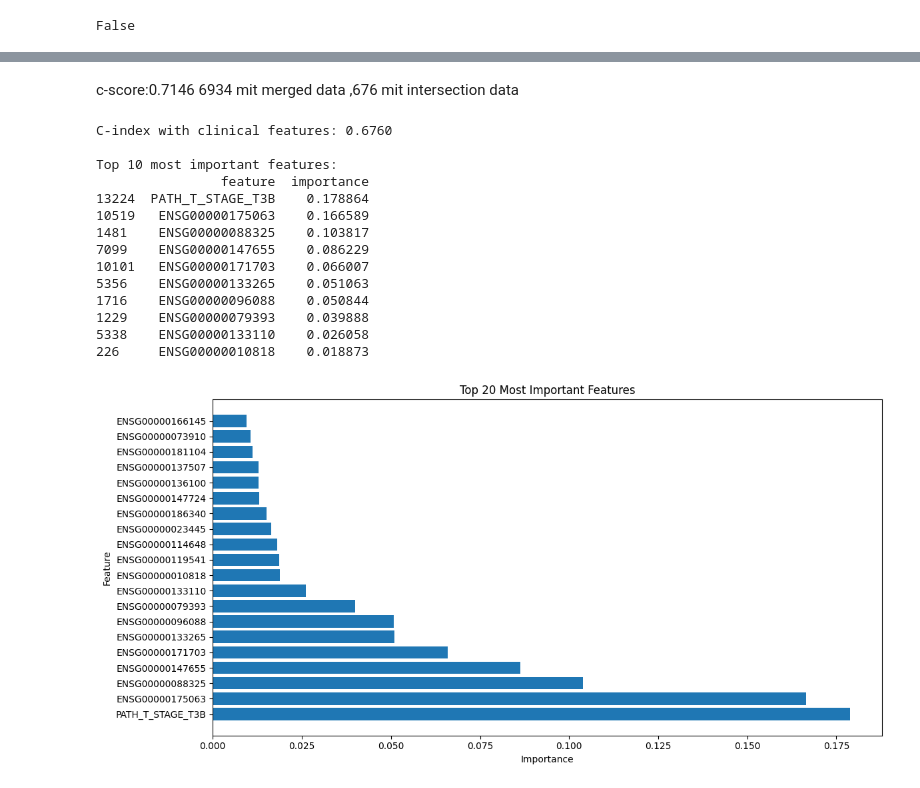
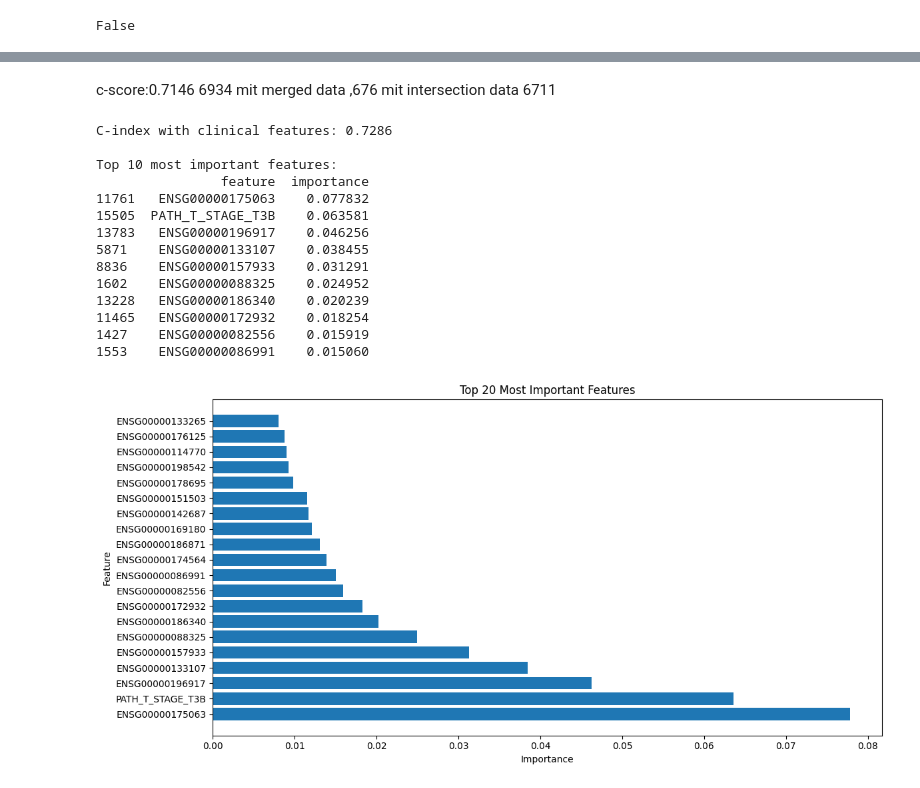
Before and after one commit to JonasSchernich/StatisticalConsulting, a Jupyter notebook: source/jonas_model_1.ipynb, the cells around one changed output, grey strips where cells are left out. Saved outputs shown, nothing was run; the diff lists cells and outputs as text; code cells hidden in the pictures.

Commit message:
- implemented advanced GB model

```diff
--- a/source/jonas_model_1.ipynb
+++ b/source/jonas_model_1.ipynb
@@ -306,6 +336,7 @@ Training GradientBoosting...
 # %% [markdown]
 c-score:0.7146
  6934 mit merged data ,676 mit intersection data
+ 6711
 # %%
 def prepare_clinical_features(pdata):
     """
@@ -368,60 +399,60 @@ def run_boosting_comparison_with_clinical(exprs_data, pdata, survival_data):
     )
 
     # Fit model
-    gb_model.fit(X_train, y_train)
+    model.fit(X_train, y_train)    # Changed from gb_model to model
 
     # Get predictions
-    pred_risk = gb_model.predict(X_test)
+    pred_risk = model.predict(X_test)   # Changed from gb_model to model
     c_index = concordance_index_censored(y_test['status'], y_test['time'], pred_risk)[0]
 
     # Get feature importance
     feature_importance = pd.DataFrame({
         'feature': combined_features.columns,
-        'importance': gb_model.feature_importances_
+        'importance': model.feature_importances_
     }).sort_values('importance', ascending=False)
 
-    return gb_model, c_index, feature_importance
+    return model, c_index, feature_importance
 
 # Run the comparison
-exprs = loader.intersection_data['exprs_intersect.csv']
+exprs = common_genes_data['common_genes_knn_imputed.csv']
 pdata = loader.merged_pdata_imputed['merged_imputed_pData.csv']
 survival_data = loader.merged_pdata_imputed['merged_imputed_pData.csv']
 
 model, c_index, feature_importance = run_boosting_comparison_with_clinical(
     exprs, pdata, survival_data
 )
 
 print(f"\nC-index with clinical features: {c_index:.4f}")
 print("\nTop 10 most important features:")
 print(feature_importance.head(10))
 
 # Optional: Visualize feature importance
 import matplotlib.pyplot as plt
 
 def plot_feature_importance(feature_importance, top_n=20):
     plt.figure(figsize=(12, 6))
     top_features = feature_importance.head(top_n)
     plt.barh(top_features['feature'], top_features['importance'])
     plt.title(f'Top {top_n} Most Important Features')
     plt.xlabel('Importance')
     plt.ylabel('Feature')
     plt.tight_layout()
     plt.show()
 
 plot_feature_importance(feature_importance)
 # %% [output]
-C-index with clinical features: 0.6760
+C-index with clinical features: 0.7286
 
 Top 10 most important features:
                 feature  importance
-13224  PATH_T_STAGE_T3B    0.178864
-10519   ENSG00000175063    0.166589
-1481    ENSG00000088325    0.103817
-7099    ENSG00000147655    0.086229
-10101   ENSG00000171703    0.066007
-5356    ENSG00000133265    0.051063
-1716    ENSG00000096088    0.050844
-1229    ENSG00000079393    0.039888
-5338    ENSG00000133110    0.026058
-226     ENSG00000010818    0.018873
+11761   ENSG00000175063    0.077832
+15505  PATH_T_STAGE_T3B    0.063581
+13783   ENSG00000196917    0.046256
+5871    ENSG00000133107    0.038455
+8836    ENSG00000157933    0.031291
+1602    ENSG00000088325    0.024952
+13228   ENSG00000186340    0.020239
+11465   ENSG00000172932    0.018254
+1427    ENSG00000082556    0.015919
+1553    ENSG00000086991    0.015060
-[figure, old version]
+[figure, new version]
```
Also changed, not shown: parts of 3 cells of this notebook.
